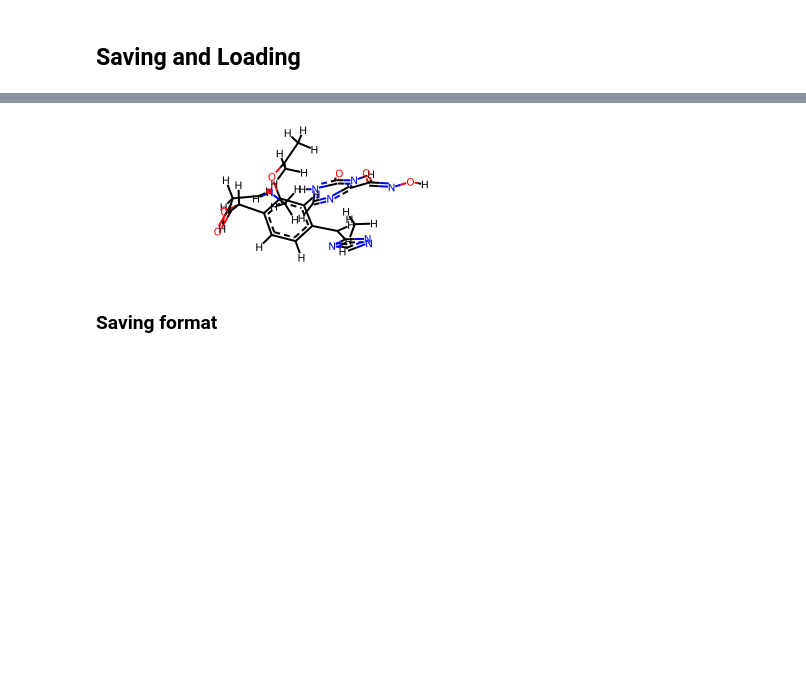
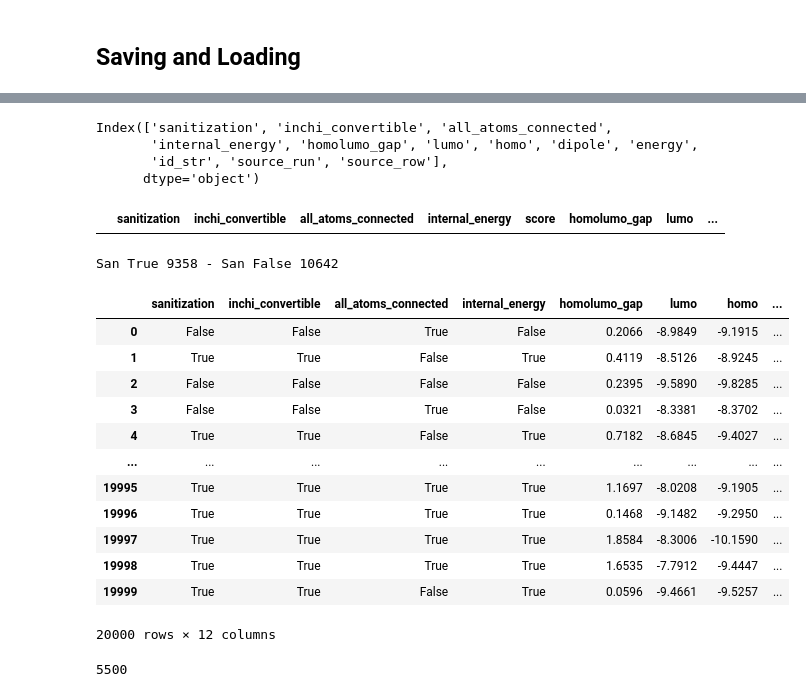
Before and after one commit to svenlg/constrained-generation-geom, a Jupyter notebook: notebooks/01_gen_xtb_pose.ipynb, the cells around one changed output, grey strips where cells are left out. Saved outputs shown, nothing was run; the diff lists cells and outputs as text; code cells hidden in the pictures; blank space fills up the shorter version.

```diff
--- a/notebooks/01_gen_xtb_pose.ipynb
+++ b/notebooks/01_gen_xtb_pose.ipynb
@@ -1019,6 +978,0 @@ Graph(num_nodes=64, num_edges=4032,
-# %%
-mols_back[0].rdkit_mol
-# %% [output]
-[figure, removed]
-# %% [markdown]
-### Saving format
@@ -1024,0 +983,7 @@ mols_back[0].rdkit_mol
+# %%
+train_df.columns
+# %% [output]
+Index(['sanitization', 'inchi_convertible', 'all_atoms_connected',
+       'internal_energy', 'homolumo_gap', 'lumo', 'homo', 'dipole', 'energy',
+       'id_str', 'source_run', 'source_row'],
+      dtype='object')
@@ -1024,0 +992,10 @@ mols_back[0].rdkit_mol
+# %%
+train_df[ train_df["dipole"].isna() ]
+# %% [output]
+|  | sanitization | inchi_convertible | all_atoms_connected | internal_energy | score | homolumo_gap | lumo | ... |
+# %%
+san_true = len(train_df[ train_df["sanitization"] == True ])
+san_false = len(train_df[ train_df["sanitization"] == False ])
+print(f"San True {san_true} - San False {san_false}")
+# %% [output]
+San True 9358 - San False 10642
@@ -1024,0 +1005,21 @@ mols_back[0].rdkit_mol
+# %%
+train_df[cols_to_fix] = train_df[cols_to_fix].notna()
+train_df
+# %% [output]
+|  | sanitization | inchi_convertible | all_atoms_connected | internal_energy | homolumo_gap | lumo | homo | ... |
+| 0 | False | False | True | False | 0.2066 | -8.9849 | -9.1915 | ... |
+| 1 | True | True | False | True | 0.4119 | -8.5126 | -8.9245 | ... |
+| 2 | False | False | False | False | 0.2395 | -9.5890 | -9.8285 | ... |
+| 3 | False | False | True | False | 0.0321 | -8.3381 | -8.3702 | ... |
+| 4 | True | True | False | True | 0.7182 | -8.6845 | -9.4027 | ... |
+| ... | ... | ... | ... | ... | ... | ... | ... | ... |
+| 19995 | True | True | True | True | 1.1697 | -8.0208 | -9.1905 | ... |
+| 19996 | True | True | True | True | 0.1468 | -9.1482 | -9.2950 | ... |
+| 19997 | True | True | True | True | 1.8584 | -8.3006 | -10.1590 | ... |
+| 19998 | True | True | True | True | 1.6535 | -7.7912 | -9.4447 | ... |
+| 19999 | True | True | False | True | 0.0596 | -9.4661 | -9.5257 | ... |
+20000 rows × 12 columns
+# %%
+len(train_df[ train_df["sanitization"] == train_df["bond_lengths"] ])
+# %% [output]
+5500
```
Also changed, not shown: parts of 41 cells of this notebook, 11 other files.
